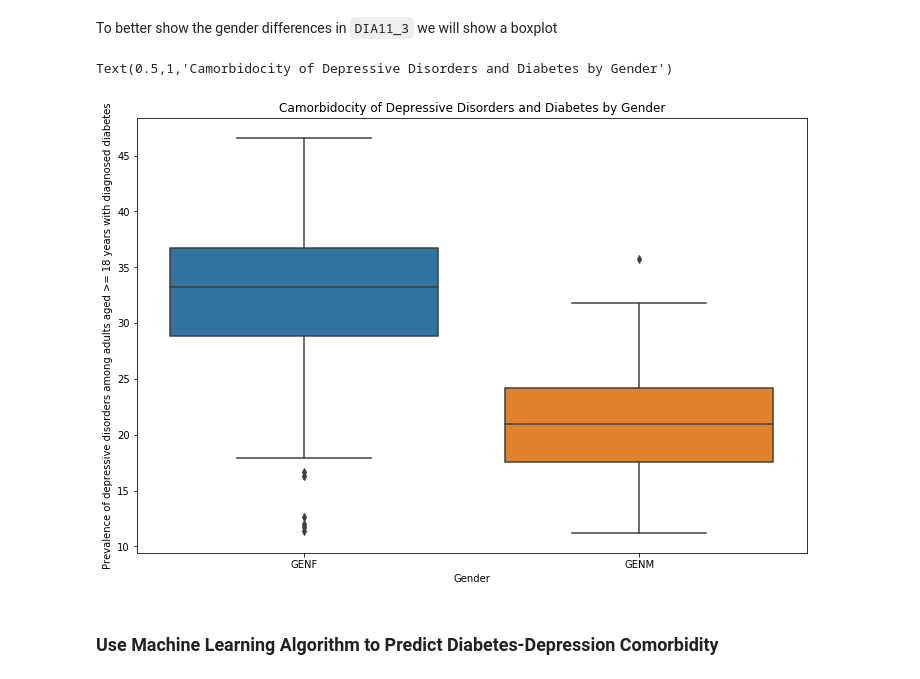
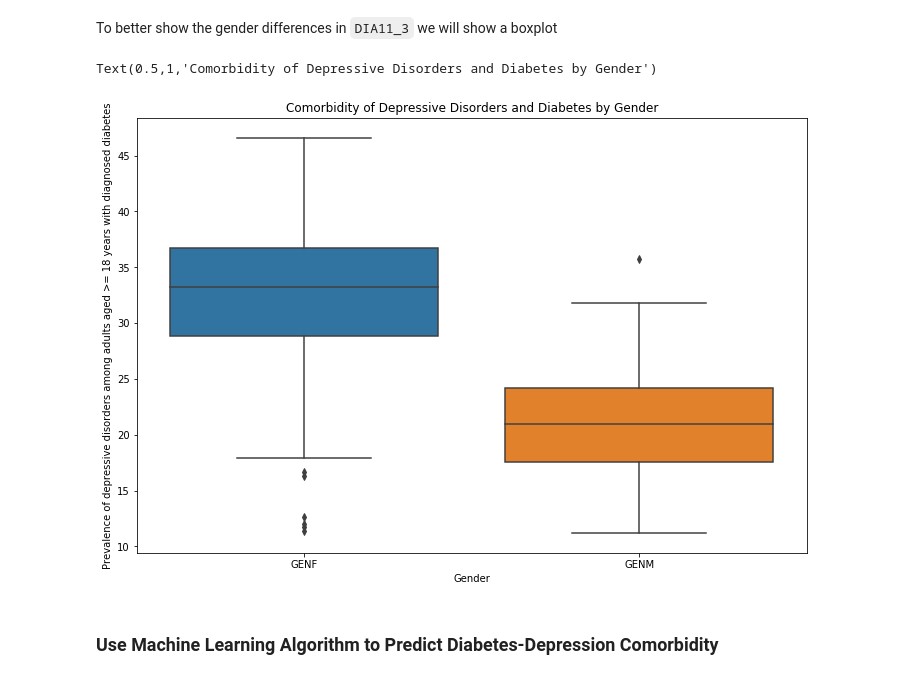
Before and after one commit to J-Sully/CS150_Notebooks, a Jupyter notebook: Final_Project_Draft3.ipynb, the cells around one changed output. Drawn from its saved outputs; the diff is of its cells as text; code cells hidden in the pictures.

```diff
--- a/Final_Project_Draft3.ipynb
+++ b/Final_Project_Draft3.ipynb
@@ -465,12 +465,12 @@ To better show the gender differences in `DIA11_3` we will show a boxplot
 # %%
 fig, ax = plt.subplots(figsize=(12,8))
 sns.boxplot(x="StratificationID1", y="DIA11_3", data=dfInterp.reset_index(), ax = ax)
 plt.xlabel("Gender")
 plt.ylabel(dfQuestions.loc['DIA11_3', 'Question'])
-plt.title('Camorbidocity of Depressive Disorders and Diabetes by Gender')
+plt.title('Comorbidity of Depressive Disorders and Diabetes by Gender')
 # %% [output]
-Text(0.5,1,'Camorbidocity of Depressive Disorders and Diabetes by Gender')
+Text(0.5,1,'Comorbidity of Depressive Disorders and Diabetes by Gender')
-[figure, old version]
+[figure, new version]
 # %% [markdown]
 ### Use Machine Learning Algorithm to Predict Diabetes-Depression Comorbidity
 # %% [markdown]
```
Also changed, not shown: parts of 1 cell of this notebook.
